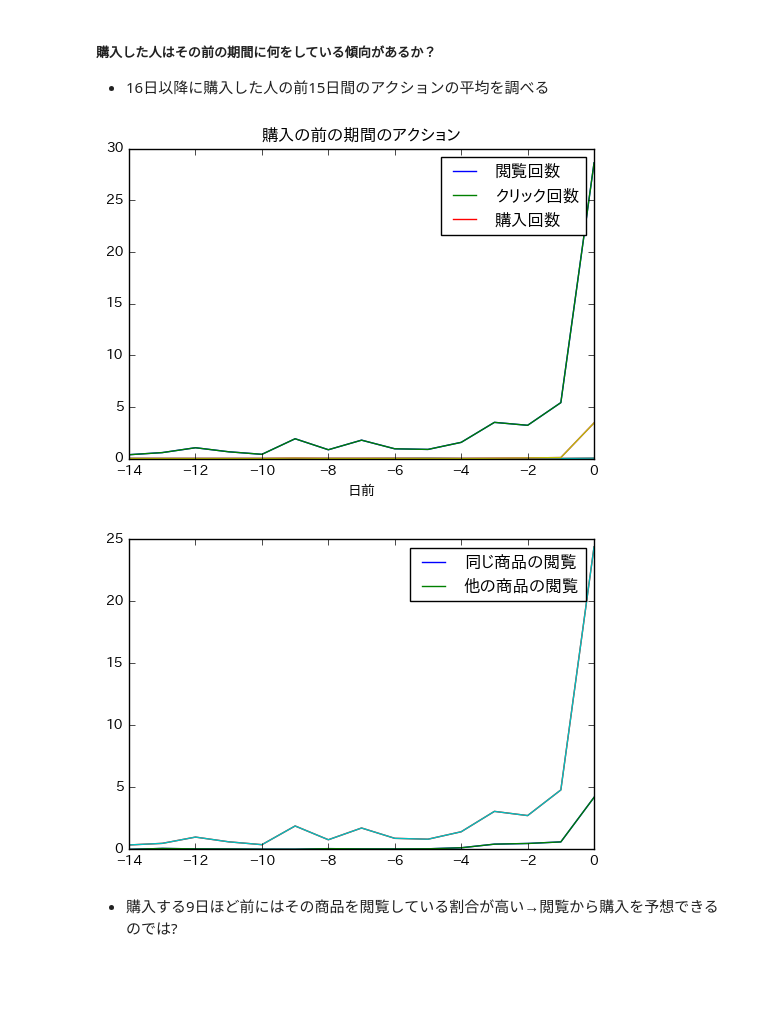
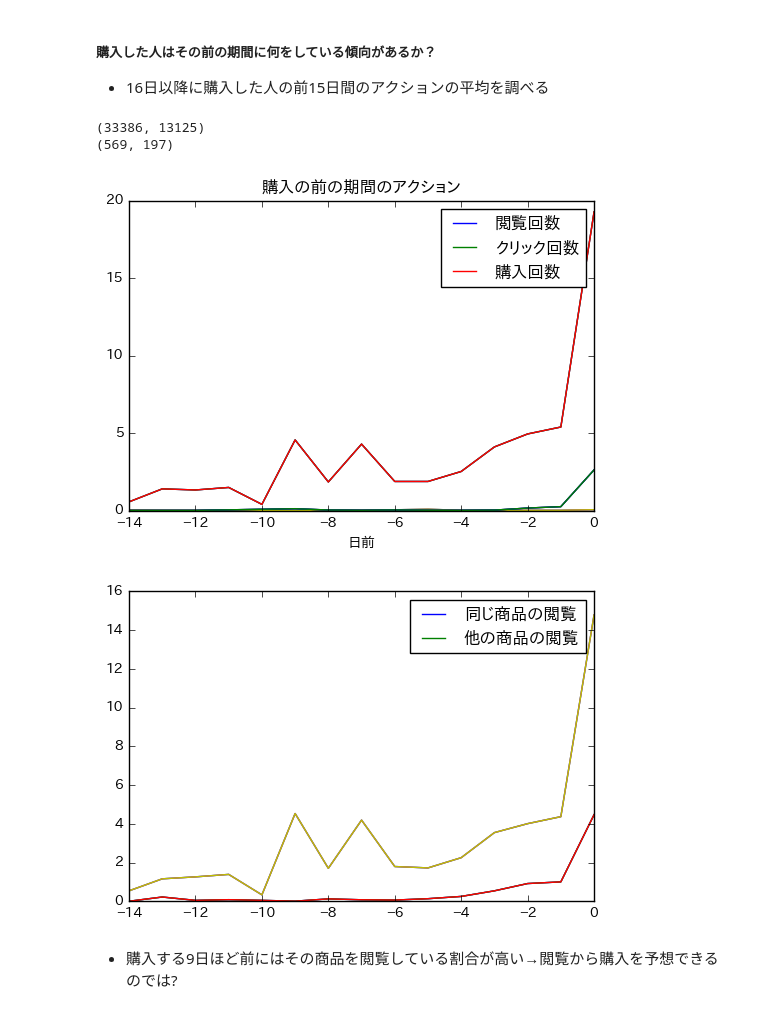
Before and after one commit to bearshu11/gci-team9, a Jupyter notebook: C/analysis_C.ipynb, the cells around one changed output. Saved outputs shown, nothing was run; the diff lists cells and outputs as text; code cells hidden in the pictures; blank space fills up the shorter version.

```diff
--- a/C/analysis_C.ipynb
+++ b/C/analysis_C.ipynb
@@ -9,7 +9,7 @@ import datetime
 %matplotlib inline
 plt.rcParams['font.family'] = 'IPAPGothic'
 
-train_C = pd.read_table('data/train/train_C.tsv')
+train_C = pd.read_table('../data/train/train_C.tsv')
 # %%
 train_C['event_type_1'] = train_C['event_type'] == 1
 train_C['event_type_2'] = train_C['event_type'] == 2
@@ -461,34 +503,44 @@ print(len(train_C[train_C['event_type_3']]))
 - 16日以降に購入した人の前15日間のアクションの平均を調べる
 # %%
 count = 0
+countad = 0
 a = None
-for e in train_C[train_C['event_type_3']][['day', 'user_id', 'product_id']].as_matrix():
+for e in train_C[train_C['event_type_3']][['day', 'user_id', 'product_id', 'ad']].as_matrix():
     if e[0] > 15 and e[0] < 31:
         add = train_C[np.logical_and(train_C['user_id'] == e[1], train_C['day'] <= e[0])][['day', 'event_type', 'product_id']]
         add['day'] = add['day'].map(lambda x: x - e[0]) #何日前か(マイナス)
         add['product_id'] = add['product_id'].map(lambda x: x==e[2]) #同じ商品かbool
+        add['ad'] = e[3]
         if count != 0:
             a = pd.concat([a, add])
         else:
             a = add
         count = count + 1
+        countad = countad + e[3]
+# %%
+aad = a[a['ad']==1]
+print(len(a), len(aad))
+print(count, countad)
+# %% [output]
+(33386, 13125)
+(569, 197)
 # %%
-plt.plot(a[a['event_type'] == 1].groupby('day').count() / count);
-plt.plot(a[a['event_type'] == 2].groupby('day').count() / count);
-plt.plot(a[a['event_type'] == 3].groupby('day').count() / count);
+plt.plot(aad[aad['event_type'] == 1].groupby('day').count() / countad);
+plt.plot(aad[aad['event_type'] == 2].groupby('day').count() / countad);
+plt.plot(aad[aad['event_type'] == 3].groupby('day').count() / countad);
 plt.legend([u'閲覧回数', u'クリック回数', u'購入回数']);
 plt.xlim(-14,0);
 plt.xlabel(u'日前');
 plt.title(u'購入の前の期間のアクション');
 # %% [output]
-[figure, old version]
+[figure, new version]
 # %%
-plt.plot(a[np.logical_and(a['event_type'] == 1, a['product_id'])].groupby('day').count() / count)
-plt.plot(a[np.logical_and(a['event_type'] == 1, np.logical_not(a['product_id']))].groupby('day').count() / count)
+plt.plot(aad[np.logical_and(aad['event_type'] == 1, aad['product_id'])].groupby('day').count() / countad)
+plt.plot(aad[np.logical_and(aad['event_type'] == 1, np.logical_not(aad['product_id']))].groupby('day').count() / countad)
 plt.legend([u'同じ商品の閲覧',u'他の商品の閲覧']);
 plt.xlim(-14,0);
 # %% [output]
-[figure, old version]
+[figure, new version]
 # %% [markdown]
 - 購入する9日ほど前にはその商品を閲覧している割合が高い→閲覧から購入を予想できるのでは?
 # %% [markdown]
```
Also changed, not shown: parts of 5 cells of this notebook, 1 other file.
